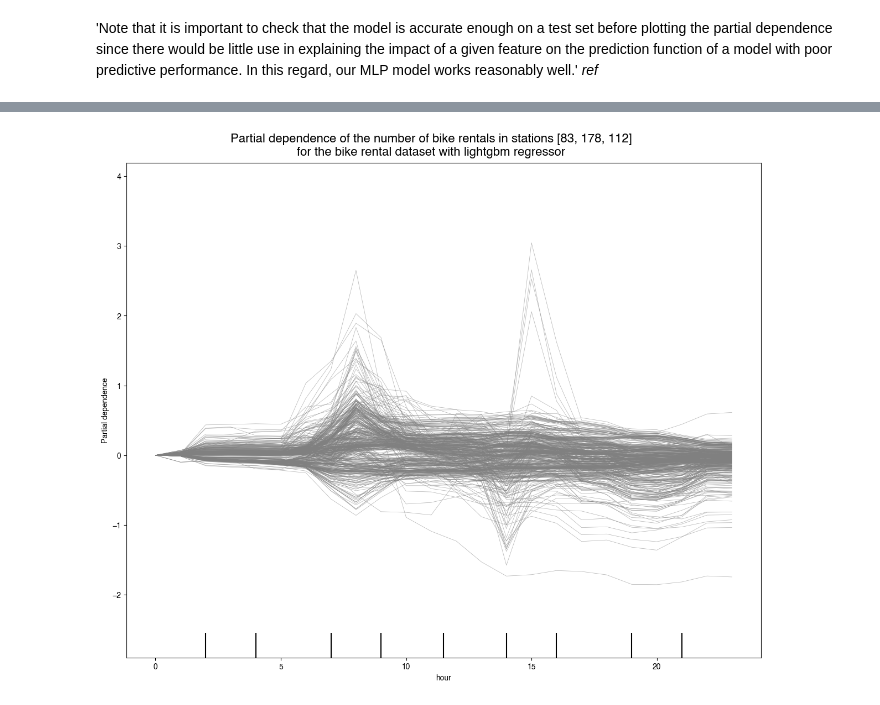
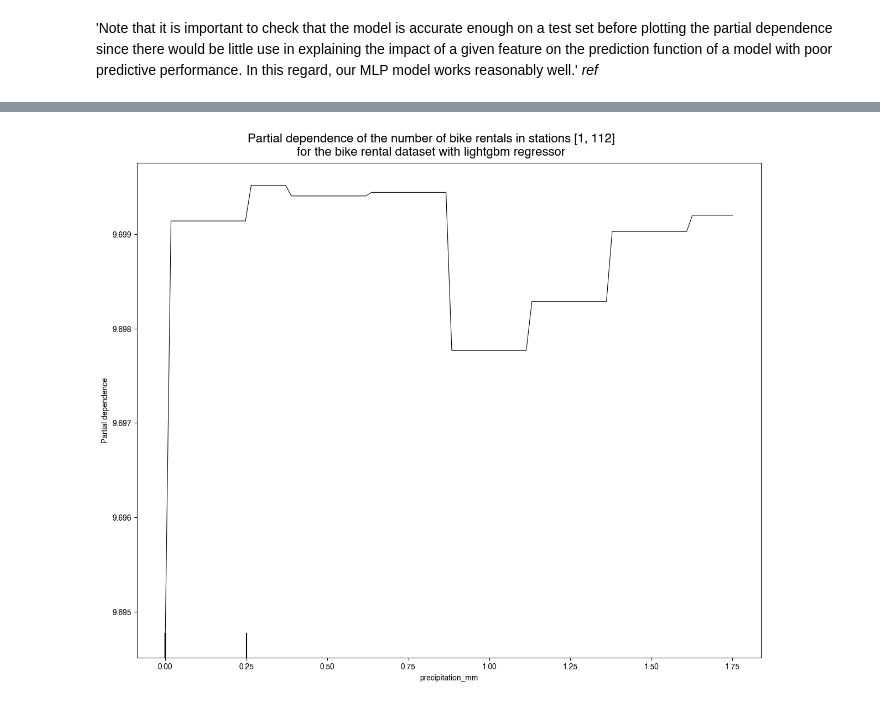
Before and after one commit to andreucs/smart-city, a Jupyter notebook: src/visuals.ipynb, the cells around one changed output, grey strips where cells are left out. Cells and saved outputs as stored; diff of their text form; code cells hidden in the pictures.

```diff
--- a/src/visuals.ipynb
+++ b/src/visuals.ipynb
@@ -70,12 +79,12 @@ plot_pdp_or_ice(
 # %%
 # ice centrado
 plot_pdp_or_ice(
     df,
-    station_ids=[83, 178, 112],
-    choice = "ice",
-    ft = ["hour"])  #permite especificar una feature
+    station_ids=[1,112],
+    choice = "pdp",
+    ft = ["precipitation_mm"])  #permite especificar una feature
 # %% [output]
-[figure, old version]
+[figure, new version]
 # %%
 # ice con pdp centrado
 plot_pdp_or_ice(
```
Also changed, not shown: parts of 5 cells of this notebook, 1 other file.
